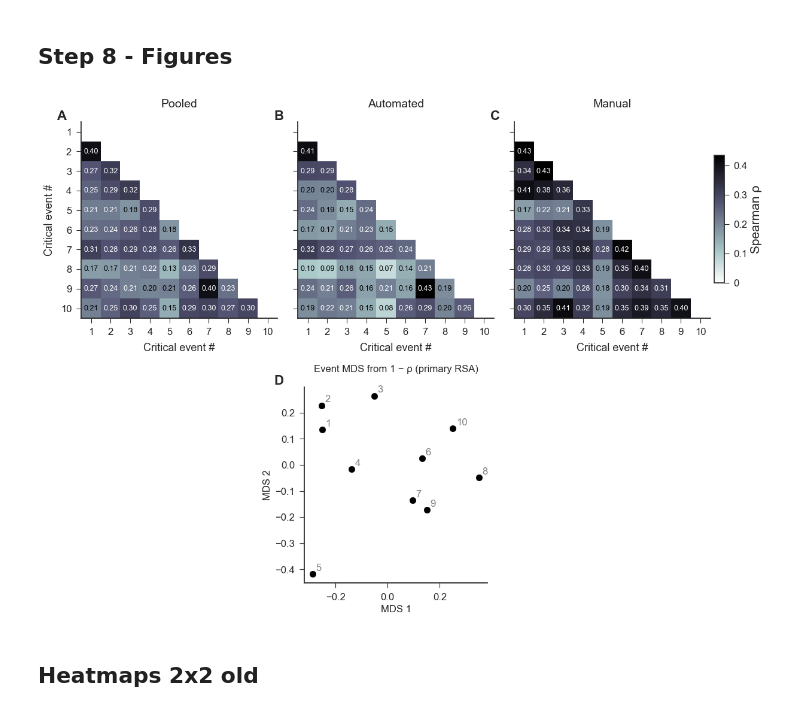
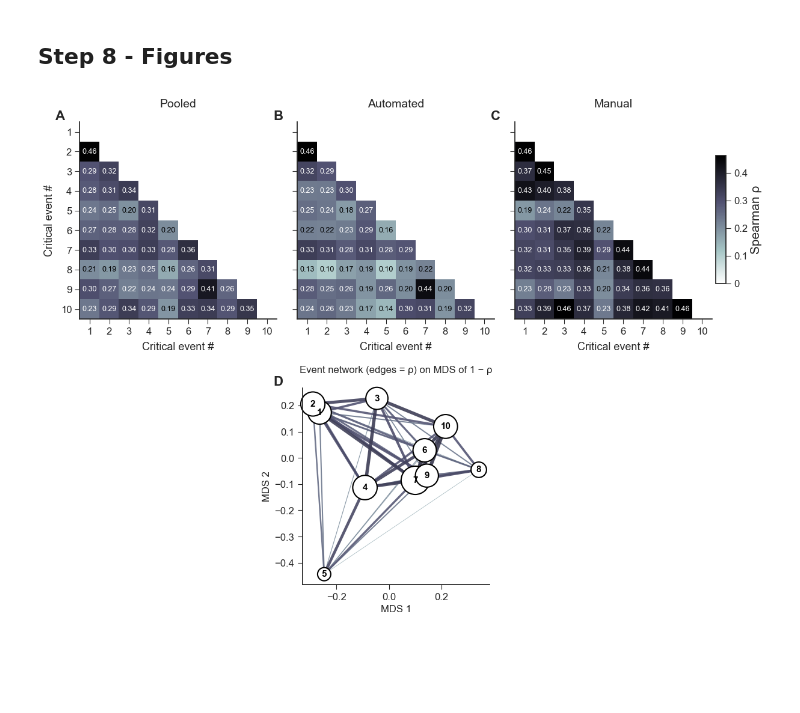
Before and after one commit to JohnMadrid/pca-driving-behavior, a Jupyter notebook: 6_subspace_stability.ipynb, the cells around one changed output. Cells and saved outputs as stored; diff of their text form; code cells hidden in the pictures; blank space fills up the shorter version.

```diff
--- a/6_subspace_stability.ipynb
+++ b/6_subspace_stability.ipynb
@@ -146,7 +146,7 @@ EVENTS = ["one", "two", "three", "four", "five", "six", "seven", "eight", "nine"
 
 # --- Analysis parameters ---
 K = 2                 # number of PCs spanning the minimal subspace (PC1-PC2 plane)
-WINDOW = 0.2          # +/- seconds around t*_e used for the window-averaged RDM (50 Hz -> ~21 frames)
+WINDOW = 0.5          # +/- seconds around t*_e used for the window-averaged RDM (50 Hz -> ~25 frames)
 N_PERM = 1000         # Mantel permutations per event pair (significance of the RDM correlation)
 N_BOOT = 1000         # subject bootstrap resamples for the stability-index 95% CI
 FDR_ALPHA = 0.05      # false-discovery-rate threshold (Benjamini-Hochberg) over the 45 event pairs
@@ -1059,6 +1173,16 @@ SAVE_OUTPUTS is False - skipping CSV writes (set SAVE_OUTPUTS=True in the config
 # %%
 from matplotlib.gridspec import GridSpec
 from matplotlib.ticker import FixedLocator, FixedFormatter
+from matplotlib.colors import Normalize
+
+def q_matrix_from_mantel(mt, events=EVENTS):
+    """Symmetric 10x10 matrix of FDR q-values from the tidy Mantel table (diag = NaN)."""
+    idx = {e: i for i, e in enumerate(events)}
+    Q = np.full((len(events), len(events)), np.nan)
+    for _, r in mt.iterrows():
+        i, j = idx[r["event_a"]], idx[r["event_b"]]
+        Q[i, j] = Q[j, i] = r["q_fdr"]
+    return Q
 
 def heatmap(ax, M, title, vmin=0, vmax=None, cmap="bone_r", annot=True, fmt="{:.2f}",
             mask_upper=True):
@@ -1131,8 +1255,9 @@ cb.set_label("Spearman ρ", fontsize=15)
 cb.set_ticks([0, 0.1, 0.2, 0.3, 0.4])
 cb.set_ticklabels(["0", "0.1", "0.2", "0.3", "0.4"], fontsize=12)
 
-# --- Panel D: Event MDS from 1 − ρ ---
+# --- Panel D: Event network laid out by MDS from 1 − ρ (primary RSA) ---
 Mprim = second_order["raw_pooled"].copy()
+Qprim = q_matrix_from_mantel(mantel_tables["raw_pooled"])
 Dsim = 1.0 - Mprim
 np.fill_diagonal(Dsim, 0.0)
 Dsim = np.clip((Dsim + Dsim.T) / 2.0, 0, None)
@@ -1140,38 +1265,70 @@ Dsim = np.clip((Dsim + Dsim.T) / 2.0, 0, None)
 n_ev = Dsim.shape[0]
 J = np.eye(n_ev) - np.ones((n_ev, n_ev)) / n_ev
 Bc = -0.5 * J @ (Dsim ** 2) @ J
 evals, evecs = np.linalg.eigh(Bc)
 order = np.argsort(evals)[::-1]
 L2 = np.clip(evals[order][:2], 0, None)
 emb = evecs[:, order[:2]] * np.sqrt(L2)
 
-ax_d.scatter(emb[:, 0], emb[:, 1], s=60, color="k")
-for i, ev in enumerate(EVENTS):
-    ax_d.annotate(str(i + 1), (emb[i, 0], emb[i, 1]), fontsize=12,  # Use number for event marker
-                  xytext=(4, 4), textcoords="offset points", color="gray")
-ax_d.set_title("Event MDS from 1 − ρ (primary RSA)", fontsize=12, y=1.05)
+# Edge COLOR reuses the A/B/C colormap + scale so the shared colorbar applies here too.
+edge_cmap = plt.colormaps["bone_r"]
+edge_norm = Normalize(vmin=0, vmax=gmax)
+iu = np.triu_indices(n_ev, 1)
+# Edge WIDTH uses its own min-max normalization over the observed off-diagonal rho,
+# so the full thin->thick range is used. (The color scale starts at 0, which would
+# otherwise squeeze every width into the upper part of the scale and make the lines
+# look uniformly thick.) LW_GAMMA > 1 exaggerates mid-range differences.
+rho_off = Mprim[iu]
+width_norm = Normalize(vmin=float(rho_off.min()), vmax=float(rho_off.max()))
+LW_MIN, LW_MAX, LW_GAMMA = 0.5, 8.0, 1.5
+# Draw weakest edges first so the strongest links sit on top.
+for i, j in sorted(zip(*iu), key=lambda ij: Mprim[ij]):
+    rho, q = Mprim[i, j], Qprim[i, j]
+    sig = q < FDR_ALPHA
+    lw = LW_MIN + (LW_MAX - LW_MIN) * width_norm(rho) ** LW_GAMMA
+    ax_d.plot([emb[i, 0], emb[j, 0]], [emb[i, 1], emb[j, 1]],
+              color=edge_cmap(edge_norm(rho)) if sig else "0.75",
+              lw=lw,
+              ls="-" if sig else "--",
+              alpha=0.9 if sig else 0.5, zorder=1, solid_capstyle="round")
+
+# Node size encodes centrality = mean ρ of an event with the other nine.
+centrality = np.array([np.nanmean(np.delete(Mprim[i], i)) for i in range(n_ev)])
+node_size = 250 + 900 * (centrality - centrality.min()) / np.ptp(centrality)
+# clip_on=False so boundary nodes (e.g. 5, 8, 2) are never cut by the axes edge.
+ax_d.scatter(emb[:, 0], emb[:, 1], s=node_size, c="white",
+             edgecolors="black", linewidths=1.5, zorder=2, clip_on=False)
+for i in range(n_ev):
+    ax_d.annotate(str(i + 1), (emb[i, 0], emb[i, 1]), fontsize=11,
+                  ha="center", va="center", fontweight="bold",
+                  color="black", zorder=3, clip_on=False)
+
+# Pad the data limits so the largest markers have room to render fully.
+pad = 0.06 * max(np.ptp(emb[:, 0]), np.ptp(emb[:, 1]))
+ax_d.set_xlim(emb[:, 0].min() - pad, emb[:, 0].max() + pad)
+ax_d.set_ylim(emb[:, 1].min() - pad, emb[:, 1].max() + pad)
+
+ax_d.set_title("Event network (edges = ρ) on MDS of 1 − ρ", fontsize=12, y=1.05)
 ax_d.set_xlabel("MDS 1", fontsize=12)
 ax_d.set_ylabel("MDS 2", fontsize=12)
 ax_d.tick_params(labelsize=12)
 ax_d.set_aspect("equal", adjustable="box")
 ax_d.spines['top'].set_visible(False)
 ax_d.spines['right'].set_visible(False)
 
 # --- Panel labels (anchored to each column's left edge via GridSpec) ---
 from matplotlib.transforms import blended_transform_factory
 col_left = [gs[0, c].get_position(fig).x0 for c in range(3)]
 panel_x = {ax_a: col_left[0], ax_b: col_left[1], ax_c: col_left[2], ax_d: col_left[1]}
 for ax, label in zip([ax_a, ax_b, ax_c, ax_d], list("ABCD")):
     trans = blended_transform_factory(fig.transFigure, ax.transAxes)
     ax.text(panel_x[ax] - 0.005, 1.06, label, transform=trans,
             fontsize=16, fontweight="bold", va="top", ha="right")
 
 if SAVE_OUTPUTS:
     fig.savefig(OUT_DIR / "fig_rsa_composite.pdf", dpi=600)
     fig.savefig(OUT_DIR / "fig_rsa_composite.png", dpi=600)
     fig.savefig(OUT_DIR / "fig_rsa_composite.svg", dpi=600)
 plt.show()
 # %% [output]
-[figure, old version]
+[figure, new version]
-# %% [markdown]
-## Heatmaps 2x2 old
```
Also changed, not shown: parts of 17 cells of this notebook.
